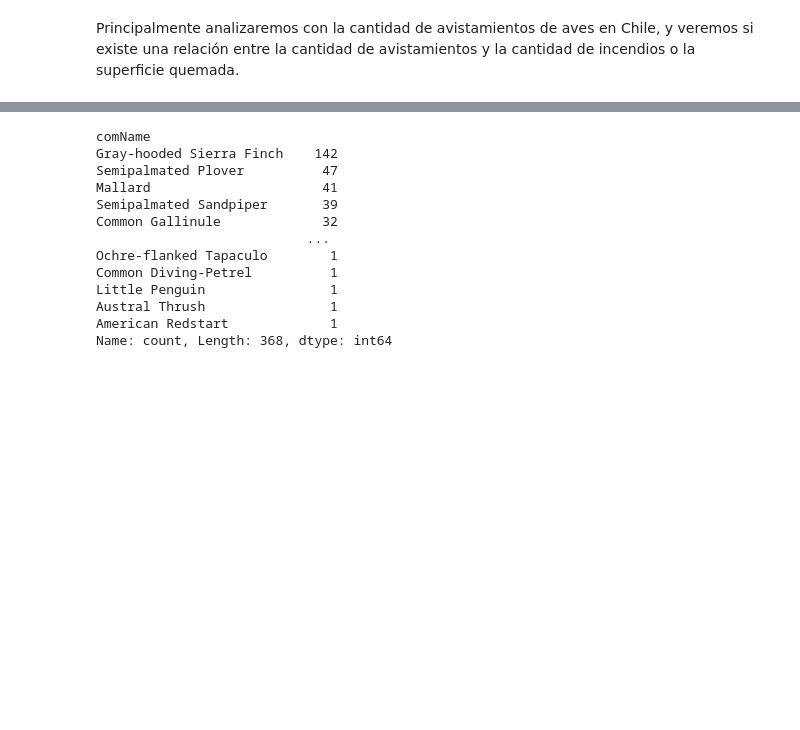
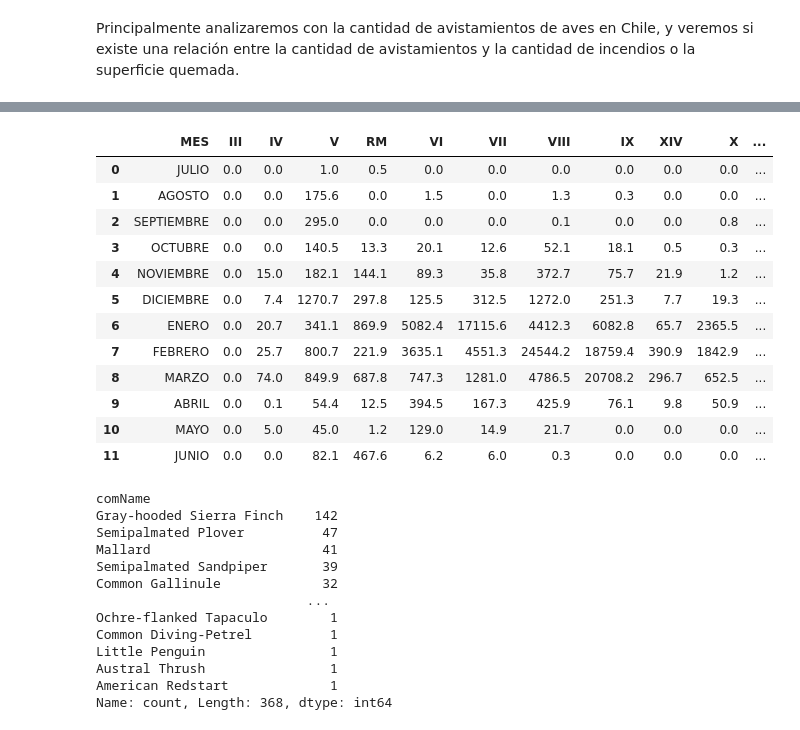
Before and after one commit to ymotomy/Proyecto-IMT2200, a Jupyter notebook: Proyecto.ipynb, the cells around one changed output, grey strips where cells are left out. Drawn from its saved outputs; the diff is of its cells as text; code cells hidden in the pictures; blank space fills up the shorter version.

```diff
--- a/Proyecto.ipynb
+++ b/Proyecto.ipynb
@@ -53,14 +53,14 @@ df_danos_comuna_2018_2019 = pd.read_csv("data/incendios/dano_hectareas_comunas (
 df_danos_comuna_2019_2020 = pd.read_csv("data/incendios/dano_hectareas_comunas (2019 - 2020).csv")
 df_danos_comuna_2020_2021 = pd.read_csv("data/incendios/dano_hectareas_comunas (2020 - 2021).csv")
 df_danos_comuna_2021_2022 = pd.read_csv("data/incendios/dano_hectareas_comunas (2021 - 2022).csv")
-df_danos_mes_2014_2015 = pd.read_csv("data/incendios/dano_hectareas_mes (2014 - 2015).csv")
-df_danos_mes_2015_2016 = pd.read_csv("data/incendios/dano_hectareas_mes (2015 - 2016).csv")
-df_danos_mes_2016_2017 = pd.read_csv("data/incendios/dano_hectareas_mes (2016 - 2017).csv")
-df_danos_mes_2017_2018 = pd.read_csv("data/incendios/dano_hectareas_mes (2017 - 2018).csv")
-df_danos_mes_2018_2019 = pd.read_csv("data/incendios/dano_hectareas_mes (2018 - 2019).csv")
-df_danos_mes_2019_2020 = pd.read_csv("data/incendios/dano_hectareas_mes (2019 - 2020).csv")
-df_danos_mes_2020_2021 = pd.read_csv("data/incendios/dano_hectareas_mes (2020 - 2021).csv")
-df_danos_mes_2021_2022 = pd.read_csv("data/incendios/dano_hectareas_mes (2021 - 2022).csv")
+df_danos_mes_2014_2015 = pd.read_csv("data/incendios/data_limpio/dano_hectareas_mes (2014 - 2015).csv")
+df_danos_mes_2015_2016 = pd.read_csv("data/incendios/data_limpio/dano_hectareas_mes (2015 - 2016).csv")
+df_danos_mes_2016_2017 = pd.read_csv("data/incendios/data_limpio/dano_hectareas_mes (2016 - 2017).csv")
+df_danos_mes_2017_2018 = pd.read_csv("data/incendios/data_limpio/dano_hectareas_mes (2017 - 2018).csv")
+df_danos_mes_2018_2019 = pd.read_csv("data/incendios/data_limpio/dano_hectareas_mes (2018 - 2019).csv")
+df_danos_mes_2019_2020 = pd.read_csv("data/incendios/data_limpio/dano_hectareas_mes (2019 - 2020).csv")
+df_danos_mes_2020_2021 = pd.read_csv("data/incendios/data_limpio/dano_hectareas_mes (2020 - 2021).csv")
+df_danos_mes_2021_2022 = pd.read_csv("data/incendios/data_limpio/dano_hectareas_mes (2021 - 2022).csv")
 # %% [markdown]
 ## 5.- Pandemia😷
 # %% [markdown]
@@ -272,3 +256,19 @@ df_aves_15
+# %%
+df_danos_mes_2014_2015
+# %% [output]
+|  | MES | III | IV | V | RM | VI | VII | VIII | IX | XIV | X | ... |
+| 0 | JULIO | 0.0 | 0.0 | 1.0 | 0.5 | 0.0 | 0.0 | 0.0 | 0.0 | 0.0 | 0.0 | ... |
+| 1 | AGOSTO | 0.0 | 0.0 | 175.6 | 0.0 | 1.5 | 0.0 | 1.3 | 0.3 | 0.0 | 0.0 | ... |
+| 2 | SEPTIEMBRE | 0.0 | 0.0 | 295.0 | 0.0 | 0.0 | 0.0 | 0.1 | 0.0 | 0.0 | 0.8 | ... |
+| 3 | OCTUBRE | 0.0 | 0.0 | 140.5 | 13.3 | 20.1 | 12.6 | 52.1 | 18.1 | 0.5 | 0.3 | ... |
+| 4 | NOVIEMBRE | 0.0 | 15.0 | 182.1 | 144.1 | 89.3 | 35.8 | 372.7 | 75.7 | 21.9 | 1.2 | ... |
+| 5 | DICIEMBRE | 0.0 | 7.4 | 1270.7 | 297.8 | 125.5 | 312.5 | 1272.0 | 251.3 | 7.7 | 19.3 | ... |
+| 6 | ENERO | 0.0 | 20.7 | 341.1 | 869.9 | 5082.4 | 17115.6 | 4412.3 | 6082.8 | 65.7 | 2365.5 | ... |
+| 7 | FEBRERO | 0.0 | 25.7 | 800.7 | 221.9 | 3635.1 | 4551.3 | 24544.2 | 18759.4 | 390.9 | 1842.9 | ... |
+| 8 | MARZO | 0.0 | 74.0 | 849.9 | 687.8 | 747.3 | 1281.0 | 4786.5 | 20708.2 | 296.7 | 652.5 | ... |
+| 9 | ABRIL | 0.0 | 0.1 | 54.4 | 12.5 | 394.5 | 167.3 | 425.9 | 76.1 | 9.8 | 50.9 | ... |
+| 10 | MAYO | 0.0 | 5.0 | 45.0 | 1.2 | 129.0 | 14.9 | 21.7 | 0.0 | 0.0 | 0.0 | ... |
+| 11 | JUNIO | 0.0 | 0.0 | 82.1 | 467.6 | 6.2 | 6.0 | 0.3 | 0.0 | 0.0 | 0.0 | ... |
 # %%
 df_aves_15['comName'].value_counts()
 # %% [output]
```
Also changed, not shown: parts of 7 cells of this notebook, 18 other files.
